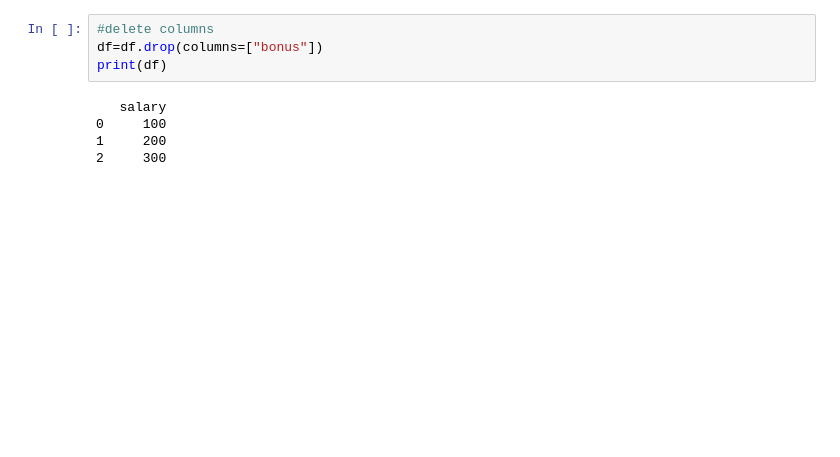
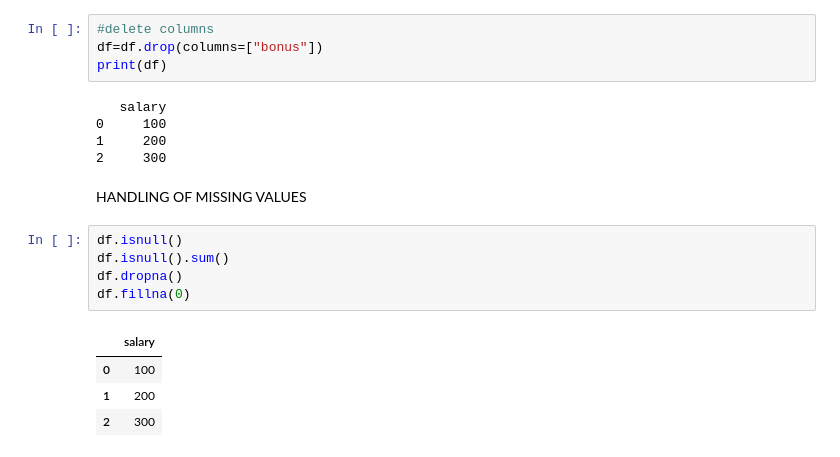
Before and after one commit to nirajbhayera4/Machine-Learning, a Jupyter notebook: pandas.ipynb, the cells around one changed output. Saved outputs shown, nothing was run; the diff lists cells and outputs as text; blank space fills up the shorter version.

Commit message:
feat : implementation of handling the missing value operations

```diff
--- a/pandas.ipynb
+++ b/pandas.ipynb
@@ -212,3 +212,15 @@ print(df)
 0     100
 1     200
 2     300
+# %% [markdown]
+HANDLING OF MISSING VALUES
+# %%
+df.isnull()
+df.isnull().sum()
+df.dropna()
+df.fillna(0)
+# %% [output]
+|  | salary |
+| 0 | 100 |
+| 1 | 200 |
+| 2 | 300 |
```
Also changed, not shown: parts of 1 cell of this notebook.
